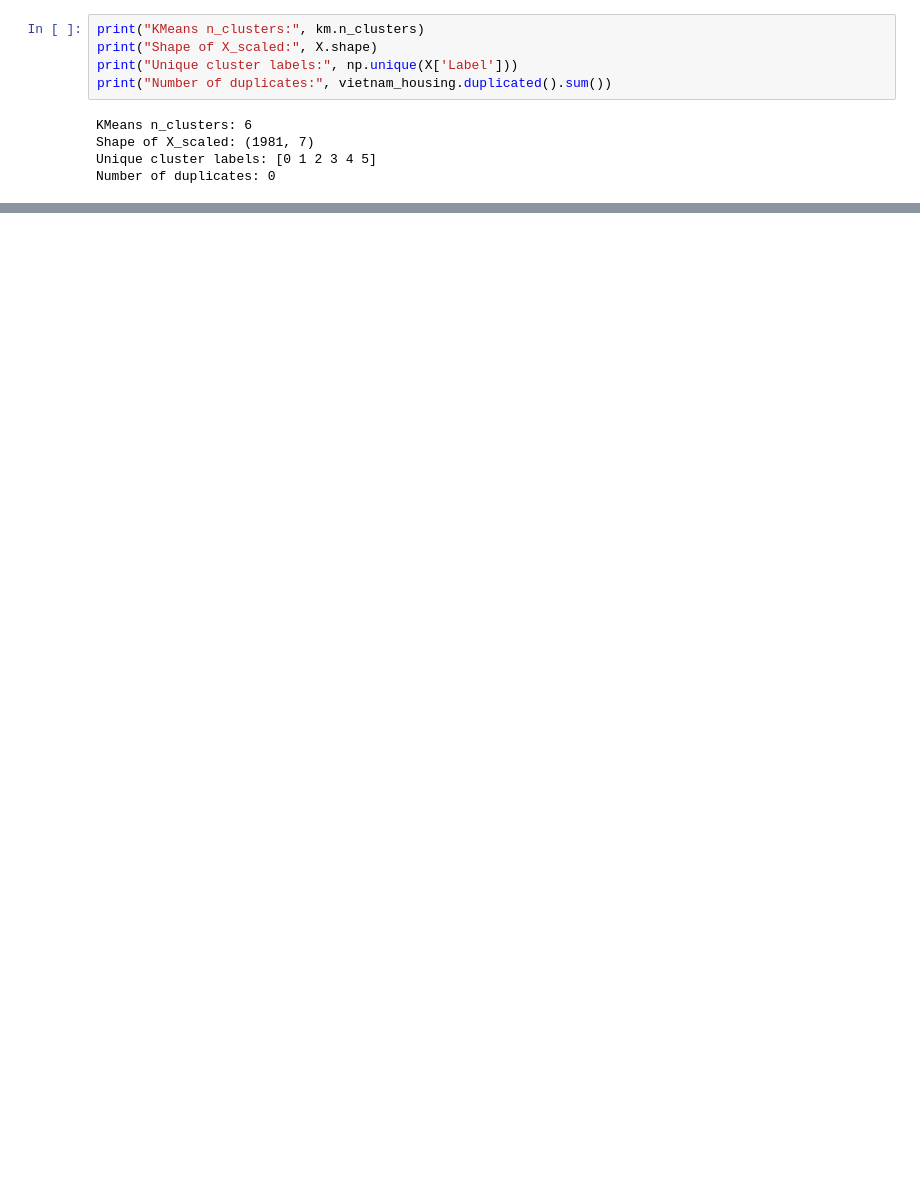
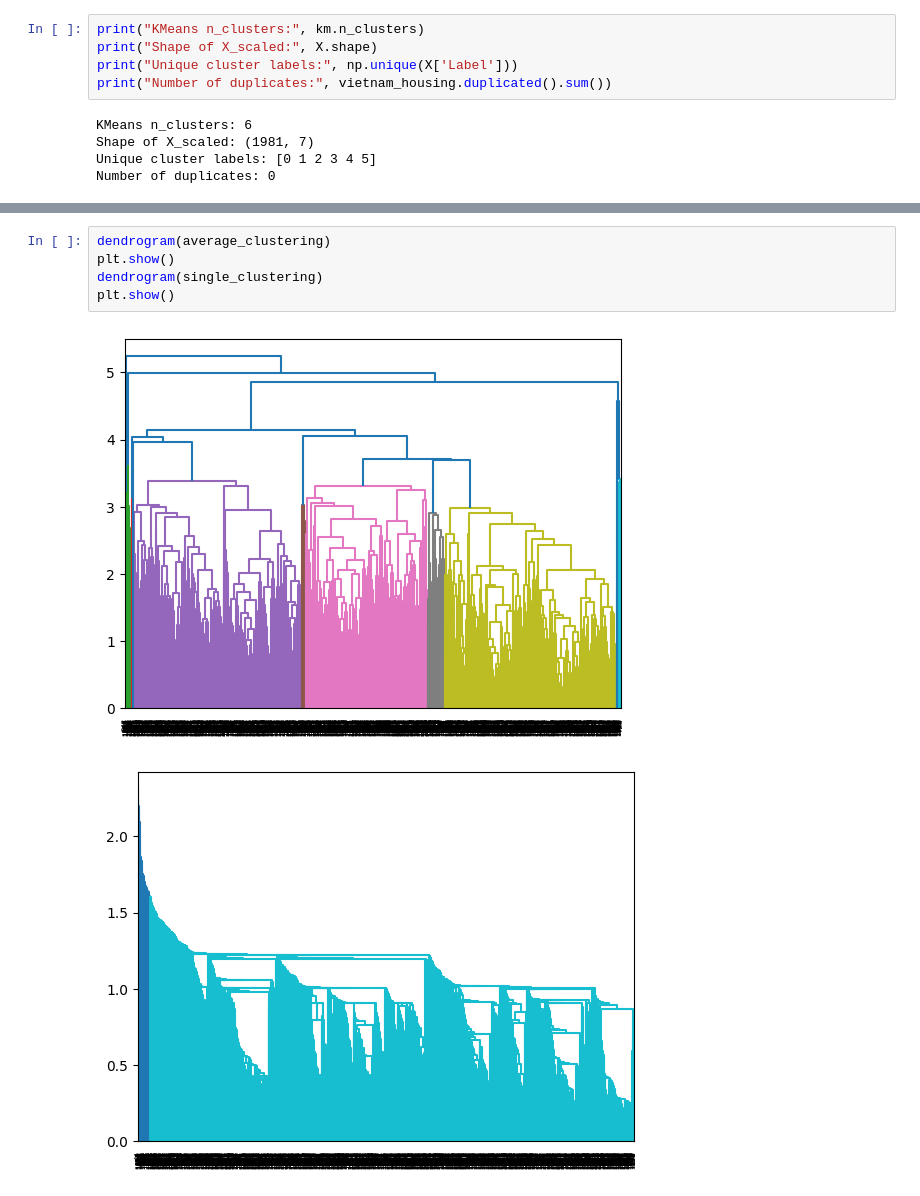
Before and after one commit to Project-cu-i-k/final_project_group4, a Jupyter notebook: python_project.ipynb, the cells around one changed output, grey strips where cells are left out. Saved outputs shown, nothing was run; the diff lists cells and outputs as text; blank space fills up the shorter version.

```diff
--- a/python_project.ipynb
+++ b/python_project.ipynb
@@ -331,0 +376,8 @@ Number of duplicates: 0
+# %%
+dendrogram(average_clustering)
+plt.show()
+dendrogram(single_clustering)
+plt.show()
+# %% [output]
+[figure, added]
+[figure, added]
```
Also changed, not shown: parts of 16 cells of this notebook, 1 other file.
